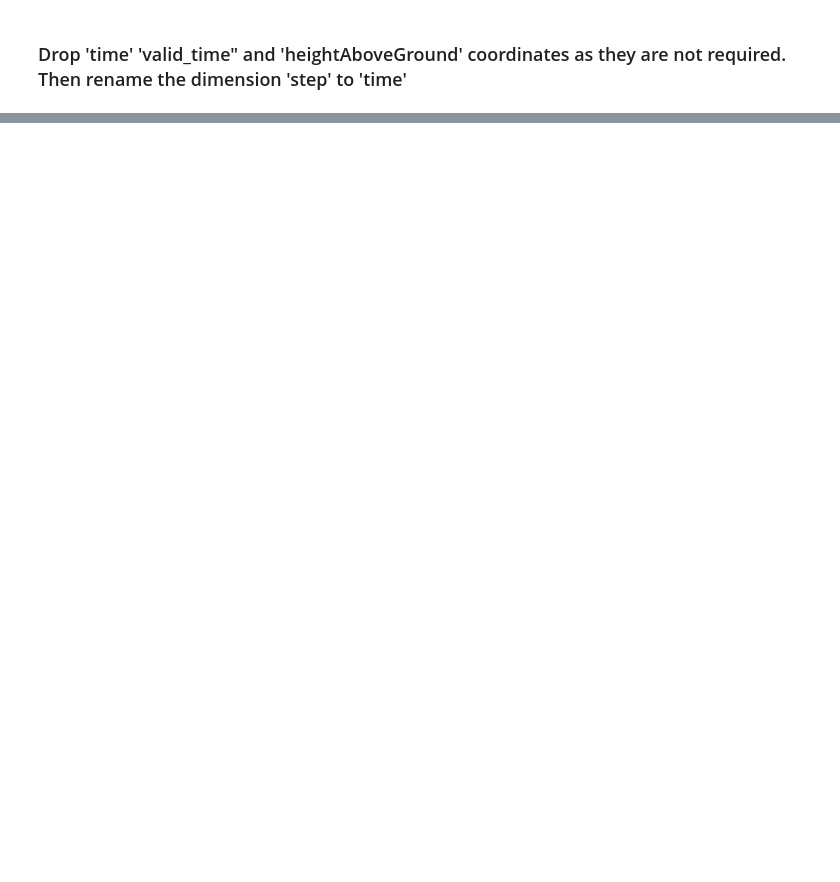
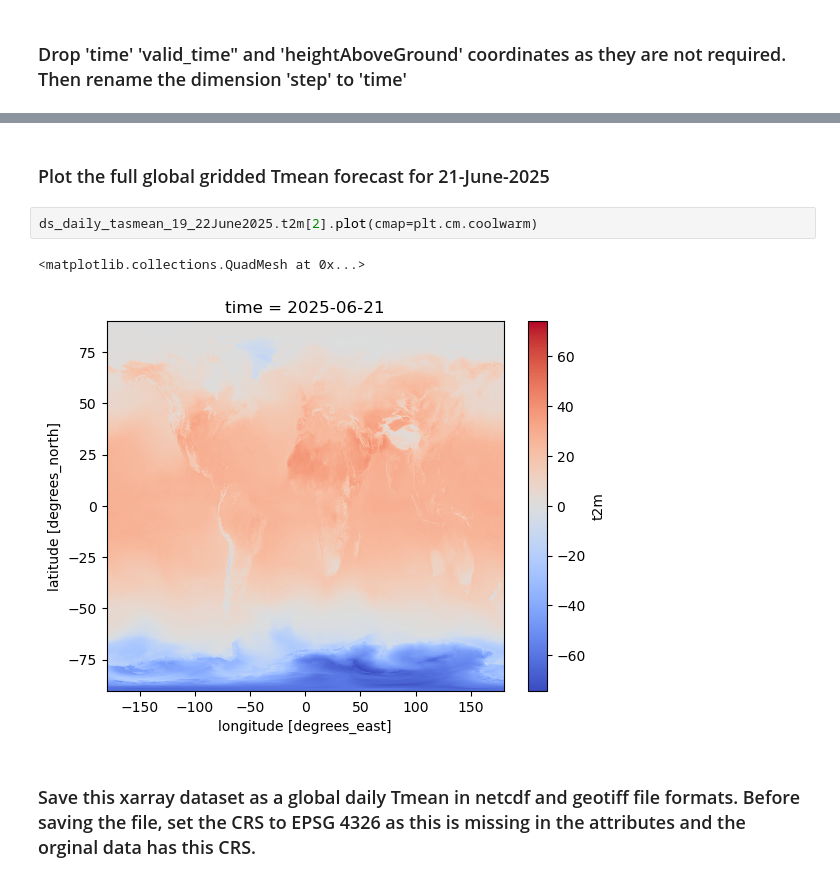
Before and after one commit to gasparrini/UK-HWfcast, a Jupyter notebook: download/download_ecmwf_forecast.ipynb, the cells around one changed output, grey strips where cells are left out. Drawn from its saved outputs; the diff is of its cells as text; blank space fills up the shorter version.

```diff
--- a/download/download_ecmwf_forecast.ipynb
+++ b/download/download_ecmwf_forecast.ipynb
@@ -310,0 +369,9 @@ ds_daily_tasmean_17_22July2024.t2m[0].plot(cmap=plt.cm.coolwarm)
+# %% [markdown]
+### Plot the full global gridded Tmean forecast for 21-June-2025
+# %%
+ds_daily_tasmean_19_22June2025.t2m[2].plot(cmap=plt.cm.coolwarm)
+# %% [output]
+<matplotlib.collections.QuadMesh at 0x...>
+[figure, added]
+# %% [markdown]
+### Save this xarray dataset as a global daily Tmean in netcdf and geotiff file formats. Before saving the file, set the CRS to EPSG 4326 as this is missing in the attributes and the orginal data has this CRS.
```
Also changed, not shown: parts of 74 cells of this notebook, 5 other files.
